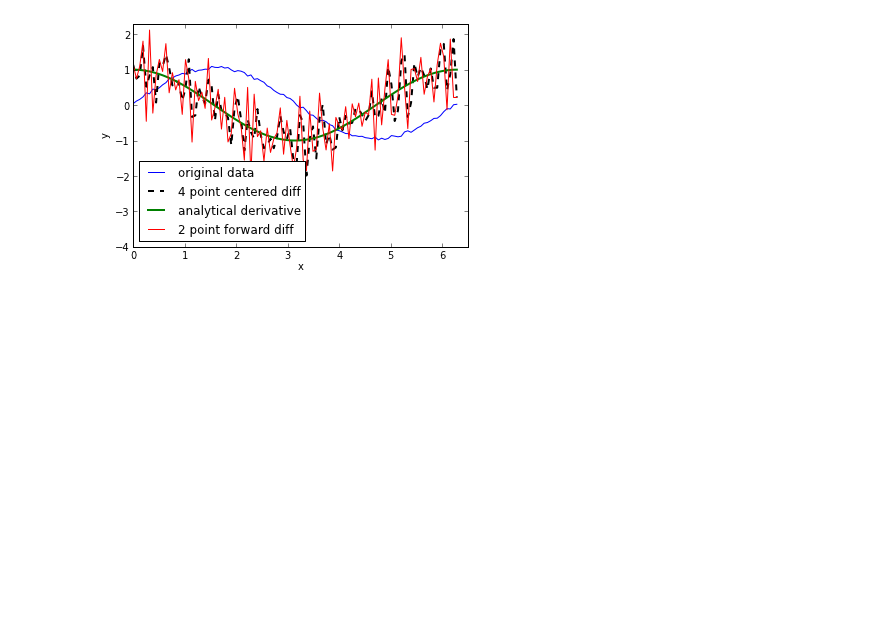
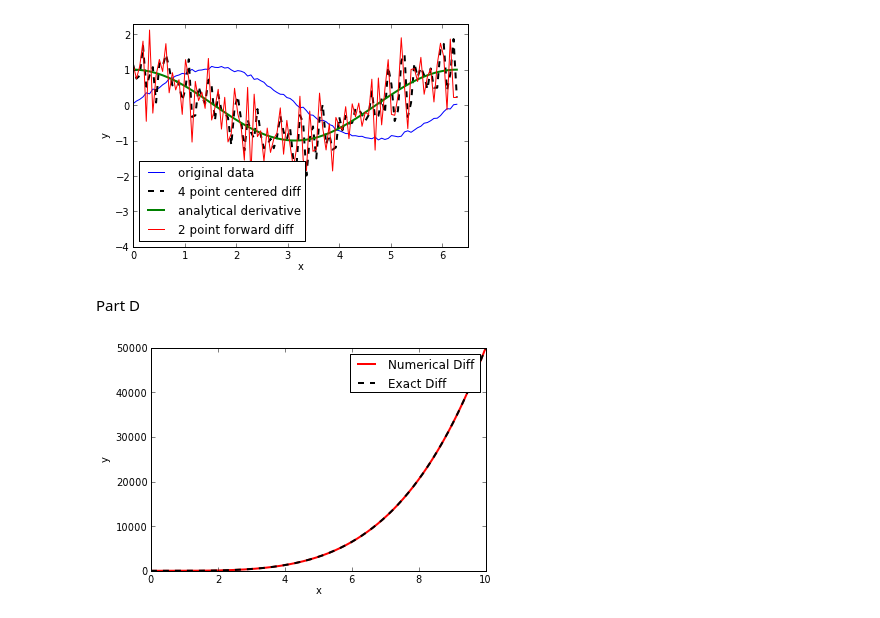
Before and after one commit to ipowellPHYS202/PHYS202-S13, a Jupyter notebook: Week4/InterpAndDiffEx3.ipynb, the cells around one changed output. Drawn from its saved outputs; the diff is of its cells as text; code cells hidden in the pictures; blank space fills up the shorter version.

```diff
--- a/Week4/InterpAndDiffEx3.ipynb
+++ b/Week4/InterpAndDiffEx3.ipynb
@@ -165,3 +165,5 @@ legend(loc='lower left')
 show()
 # %% [output]
 [figure]
+# %% [markdown]
+Part D
@@ -167,0 +172,12 @@ show()
+# %%
+x = arange(0,10,.01)
+y=x**5
+# %%
+plot(x,fourPtFiniteDiff(x,y),'r-', linewidth=2, label = 'Numerical Diff')
+plot(x,5*x**4,'k--', linewidth=2, label= 'Exact Diff')
+xlabel('x')
+ylabel('y')
+legend()
+show()
+# %% [output]
+[figure, added]
```
Also changed, not shown: parts of 3 cells of this notebook, 3 other files.
